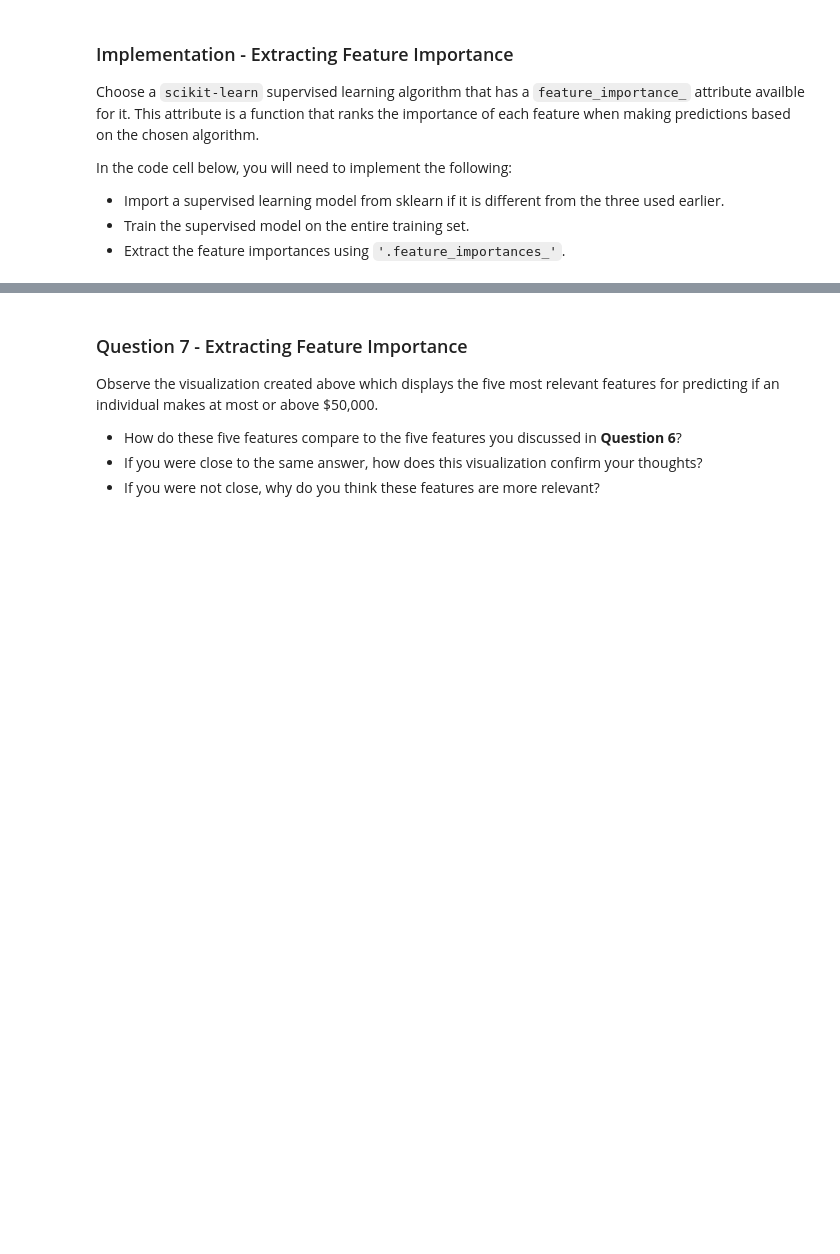
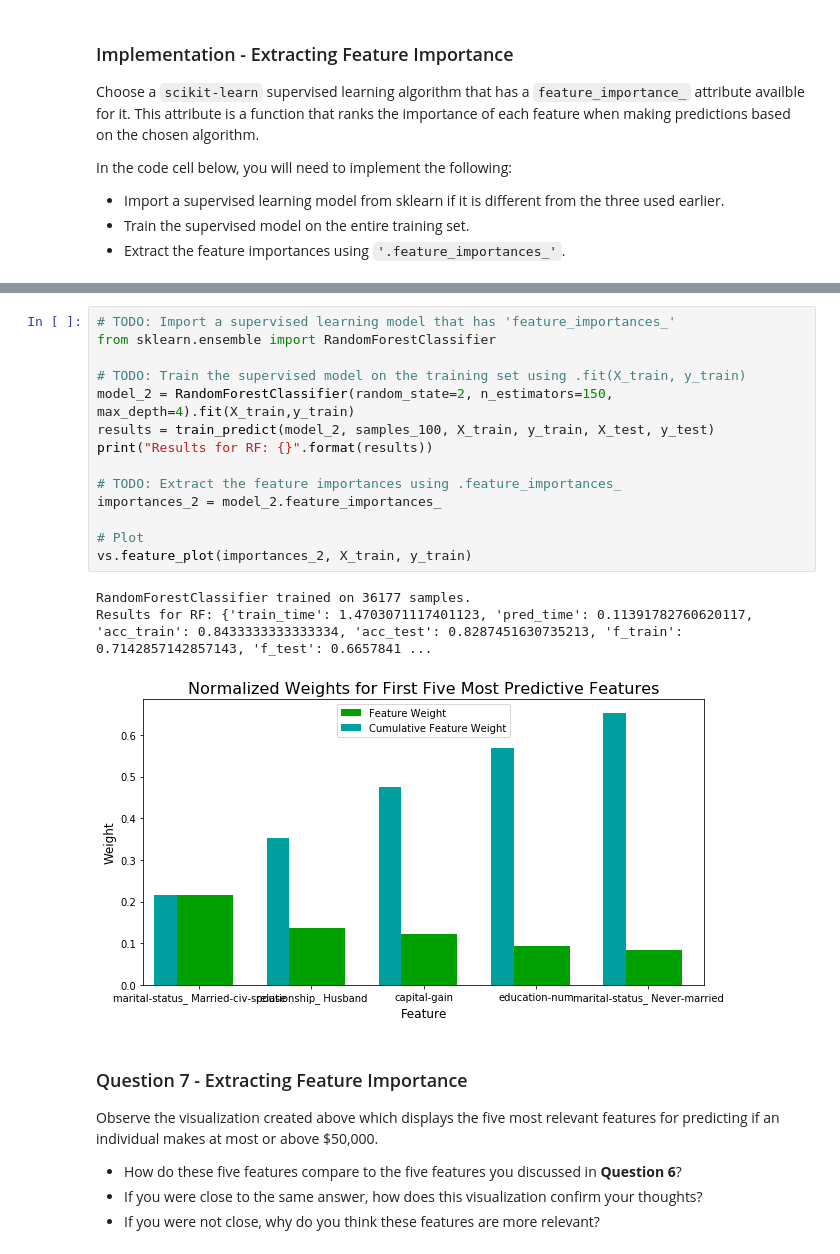
Before and after one commit to ElviraMingazova/Udacity, a Jupyter notebook: finding_donors/finding_donors.ipynb, the cells around one changed output, grey strips where cells are left out. Drawn from its saved outputs; the diff is of its cells as text; blank space fills up the shorter version.

```diff
--- a/finding_donors/finding_donors.ipynb
+++ b/finding_donors/finding_donors.ipynb
@@ -605,5 +609,23 @@ vs.feature_plot(importances, X_train, y_train)
 # %% [output]
 [figure]
+# %%
+# TODO: Import a supervised learning model that has 'feature_importances_'
+from sklearn.ensemble import RandomForestClassifier
+
+# TODO: Train the supervised model on the training set using .fit(X_train, y_train)
+model_2 = RandomForestClassifier(random_state=2, n_estimators=150, max_depth=4).fit(X_train,y_train)
+results = train_predict(model_2, samples_100, X_train, y_train, X_test, y_test)
+print("Results for RF: {}".format(results))
+
+# TODO: Extract the feature importances using .feature_importances_
+importances_2 = model_2.feature_importances_
+
+# Plot
+vs.feature_plot(importances_2, X_train, y_train)
+# %% [output]
+RandomForestClassifier trained on 36177 samples.
+Results for RF: {'train_time': 1.4703071117401123, 'pred_time': 0.11391782760620117, 'acc_train': 0.8433333333333334, 'acc_test': 0.8287451630735213, 'f_train': 0.7142857142857143, 'f_test': 0.6657841 ...
+[figure, added]
 # %% [markdown]
 ### Question 7 - Extracting Feature Importance
 
```
Also changed, not shown: parts of 13 cells of this notebook, 1 other file.
